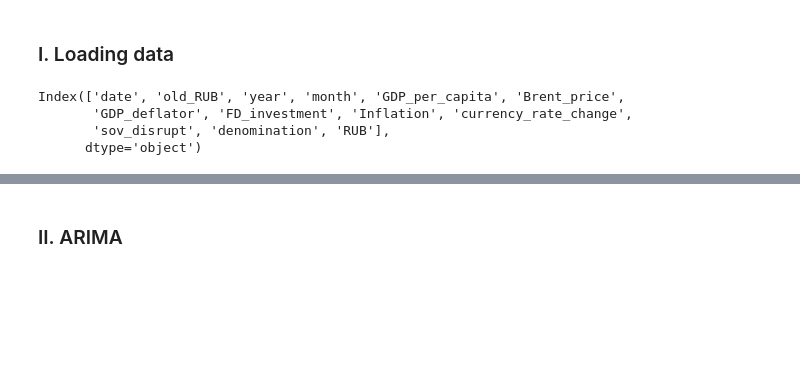
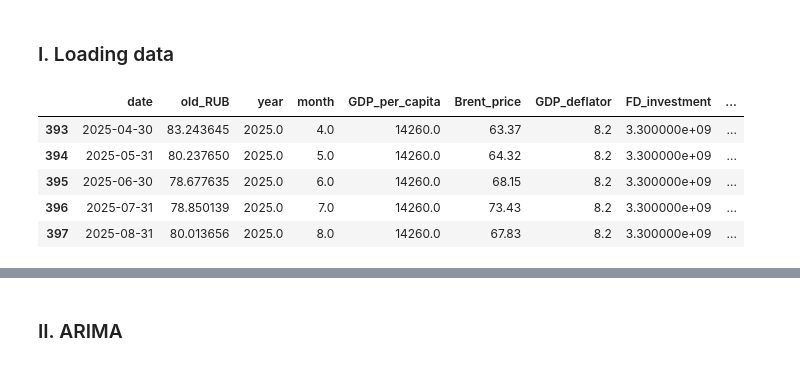
Before and after one commit to ZlataSparrow/Ruble_Volatility_Prediction, a Jupyter notebook: notebook/03_Time_Series_ARIMA_Modeling test.ipynb, the cells around one changed output, grey strips where cells are left out. Drawn from its saved outputs; the diff is of its cells as text; code cells hidden in the pictures; blank space fills up the shorter version.

```diff
--- a/notebook/03_Time_Series_ARIMA_Modeling test.ipynb
+++ b/notebook/03_Time_Series_ARIMA_Modeling test.ipynb
@@ -34,10 +34,12 @@ from stargazer.stargazer import Stargazer
 # %% [markdown]
 ### I. Loading data
 # %%
-data1 = pd.read_csv("/Users/zlatavorobeva/Documents/GitHub/Ruble_Volatility_Prediction/data/Full_Ruble_Monthly_Data.csv")
-data1.columns
+data = pd.read_csv("/Users/zlatavorobeva/Documents/GitHub/Ruble_Volatility_Prediction/data/'Full_Ruble_Monthly_Data_Ready.csv")
+data.tail()
 # %% [output]
-Index(['date', 'old_RUB', 'year', 'month', 'GDP_per_capita', 'Brent_price',
-       'GDP_deflator', 'FD_investment', 'Inflation', 'currency_rate_change',
-       'sov_disrupt', 'denomination', 'RUB'],
-      dtype='object')
+|  | date | old_RUB | year | month | GDP_per_capita | Brent_price | GDP_deflator | FD_investment | ... |
+| 393 | 2025-04-30 | 83.243645 | 2025.0 | 4.0 | 14260.0 | 63.37 | 8.2 | 3.300000e+09 | ... |
+| 394 | 2025-05-31 | 80.237650 | 2025.0 | 5.0 | 14260.0 | 64.32 | 8.2 | 3.300000e+09 | ... |
+| 395 | 2025-06-30 | 78.677635 | 2025.0 | 6.0 | 14260.0 | 68.15 | 8.2 | 3.300000e+09 | ... |
+| 396 | 2025-07-31 | 78.850139 | 2025.0 | 7.0 | 14260.0 | 73.43 | 8.2 | 3.300000e+09 | ... |
+| 397 | 2025-08-31 | 80.013656 | 2025.0 | 8.0 | 14260.0 | 67.83 | 8.2 | 3.300000e+09 | ... |
```
Also changed, not shown: parts of 28 cells of this notebook, 4 other files.
